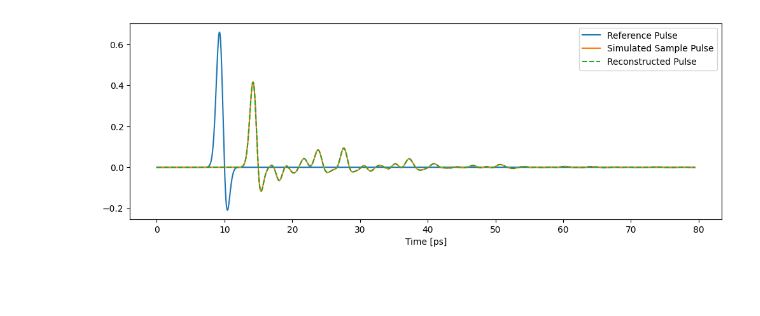
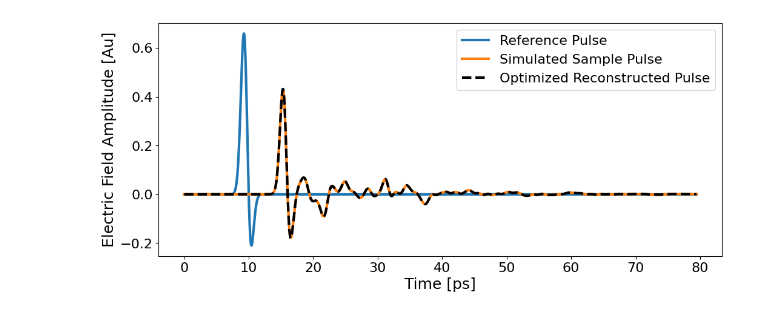
Before and after one commit to tls54/THz-TDS, a Jupyter notebook: Transfer Matrix Method/5_layer_simulated.ipynb, the cells around one changed output. Cells and saved outputs as stored; diff of their text form; code cells hidden in the pictures; blank space fills up the shorter version.

Commit message:
various updates for paper plots

```diff
--- a/Transfer Matrix Method/5_layer_simulated.ipynb
+++ b/Transfer Matrix Method/5_layer_simulated.ipynb
@@ -28,7 +66,7 @@ reference_pulse = simulate_reference(L, deltat)
 
 n_values = [3.364, 2.522, 5.411, 4.213, 1.66]
 k_values = [-0.000356, -0.003711, -0.005331, -0.008436, -0.009043]
-d_values = [3.3e-05, 0.000179, 0.000102, 0.000206, 4.1e-05]
+d_values = [150e-06, 179e-6, 102e-6, 206e-6, 120e-06]
 
 # Experimental material parameters (ground truth)
 material_params_exp = [[(n_values[i] + 1j * k_values[i]), d_values[i]] for i in range(len(n_values))]
@@ -36,7 +74,7 @@ material_params_exp = [[(n_values[i] + 1j * k_values[i]), d_values[i]] for i in
 
 # Simulate the experimental data
 t_axis = np.arange(0, L * deltat, deltat)
-_, experimental_pulse = simulate_parallel(reference_pulse, material_params_exp, deltat, noise_level=0)
+T_exp, experimental_pulse = simulate_parallel(reference_pulse, material_params_exp, deltat, noise_level=0)
 experimental_pulse = experimental_pulse[:L]
 
 
@@ -144,6 +292,6 @@ Layer 5 - k ∈ (-0.01, 0.01)
 # %%
 LE = LayeredExtractor(reference_pulse, experimental_pulse, deltat, Bayesian_inits, lr=0.001, optimize_mask=optimization_mask)
-optim_params = LE.optimize(num_iterations=500, updates=50 , alpha=1)
+optim_params = LE.optimize(num_iterations=2500, updates=200 , alpha=1)
 
 
 
@@ -151,11 +299,14 @@ _, optimal_pulse = simulate_parallel(reference_pulse, optim_params, deltat, nois
 optimal_pulse = optimal_pulse[:L]
 
 print(optim_params)
-plt.figure(figsize=(12,4))
-plt.plot(t_axis*1e12, reference_pulse, label='Reference Pulse')
-plt.plot(t_axis*1e12, experimental_pulse.detach().cpu().numpy(), label='Simulated Sample Pulse')
-plt.plot(t_axis*1e12, optimal_pulse.detach().cpu().numpy(), label='Reconstructed Pulse', linestyle='--')
-plt.xlabel('Time [ps]')
-plt.legend()
+plt.figure(figsize=(12,5))
+plt.plot(t_axis*1e12, reference_pulse, label='Reference Pulse', linewidth='3')
+plt.plot(t_axis*1e12, experimental_pulse.detach().cpu().numpy(), label='Simulated Sample Pulse', linewidth='3')
+plt.plot(t_axis*1e12, optimal_pulse.detach().cpu().numpy(), label='Optimized Reconstructed Pulse', color='k', linestyle='--', linewidth='3')
+plt.xlabel('Time [ps]', fontsize=18)
+plt.ylabel('Electric Field Amplitude [Au]', fontsize=18)
+plt.xticks(fontsize=16)  # Increase x-axis tick labels font size
+plt.yticks(fontsize=16)  # Increase y-axis tick labels font size
+plt.legend(fontsize=16)
 plt.show()
 # %% [output]
@@ -174,4 +327,4 @@ Iteration 499, Loss: 4.921794e-05, Layer 0: n=3.3637, k=-0.00014, D=33.00 µm |
-[figure, old version]
+[figure, new version]
 # %%
 plt.plot(LE.loss_history, label='Loss')
 plt.xlabel("Iterations")
```
Also changed, not shown: parts of 16 cells of this notebook, 5 other files.
